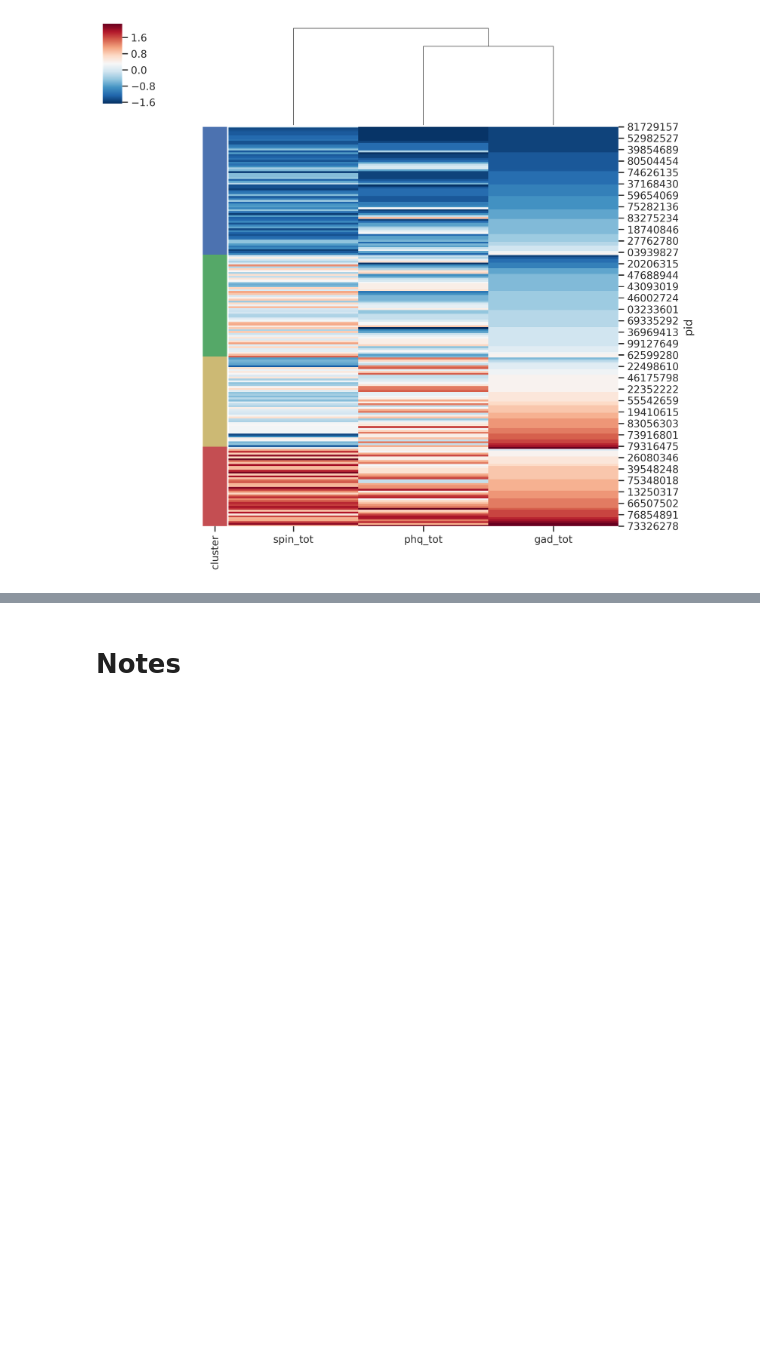
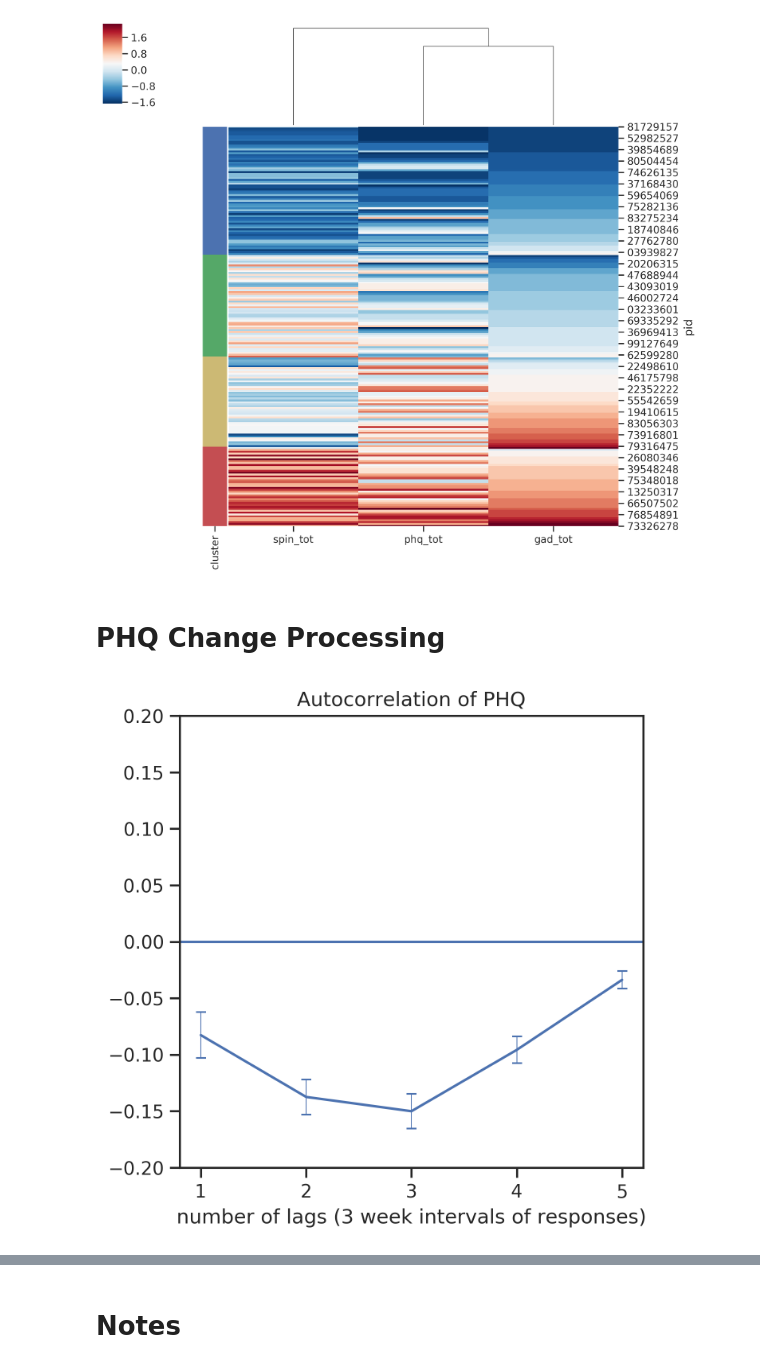
Before and after one commit to tliu526/lifesense, a Jupyter notebook: lifesense_cluster_processing.ipynb, the cells around one changed output, grey strips where cells are left out. Drawn from its saved outputs; the diff is of its cells as text; code cells hidden in the pictures; blank space fills up the shorter version.

Commit message:
add cluster autocorrelation

```diff
--- a/lifesense_cluster_processing.ipynb
+++ b/lifesense_cluster_processing.ipynb
@@ -718,0 +741,2 @@ clustergrid = sns.clustermap(cluster_df[['spin_tot', 'phq_tot', 'gad_tot']],
+# %% [markdown]
+# PHQ Change Processing
@@ -718,0 +774,33 @@ clustergrid = sns.clustermap(cluster_df[['spin_tot', 'phq_tot', 'gad_tot']],
+# %%
+# drop the first of two surveys if occurring within a week
+state_df = pd.read_pickle("ls_data/state_all.df")
+phq_df = pd.read_pickle("ls_data/phq_0_16.df")
+clusters = pd.read_pickle("ls_data/train_cluster.df").to_frame().reset_index()
+cluster_dict = {k:v for k,v in zip(clusters['pid'].values, clusters['cluster'].values)}
+phq_df['cluster'] = phq_df['pid'].map(cluster_dict)
+
+phq_df = phq_df.sort_values(by=['pid', 'phq_start'])
+phq_df = phq_df.drop_duplicates(['pid', 'redcap_event_name'], keep='last')
+# %%
+wave1_ids = list(phq_df['pid'].unique())
+n_lags = 5
+#sel_state_df = phq_df
+sel_state_df = phq_df[phq_df['redcap_event_name'] != 'week_0_arm_1']
+
+ac_phq_dict, ac_phq_df = build_autocorr(sel_state_df, 'phq_total_sc', wave1_ids, max_lags=n_lags)
+x = np.arange(1, n_lags+1)
+baseline = np.zeros(n_lags)
+
+ac_phq_df = ac_phq_df.dropna()
+display(ac_phq_df.head())
+print(ac_phq_df.shape)
+plt.rcParams["figure.figsize"] = [5,5]
+plt.errorbar(x, np.mean(ac_phq_df, axis=0).tolist()[1:], yerr=(np.std(ac_phq_df, axis=0).tolist()[1:]/np.sqrt(ac_phq_df.shape[0])), elinewidth=0.5, capsize=3)
+plt.xticks(np.arange(1, n_lags+1, 1))
+plt.title("Autocorrelation of PHQ")
+plt.xlabel("number of lags (3 week intervals of responses)")
+plt.ylim(-.2,.2)
+plt.axhline(y=0)
+plt.show()
+# %% [output]
+[figure, added]
```
Also changed, not shown: parts of 12 cells of this notebook.
